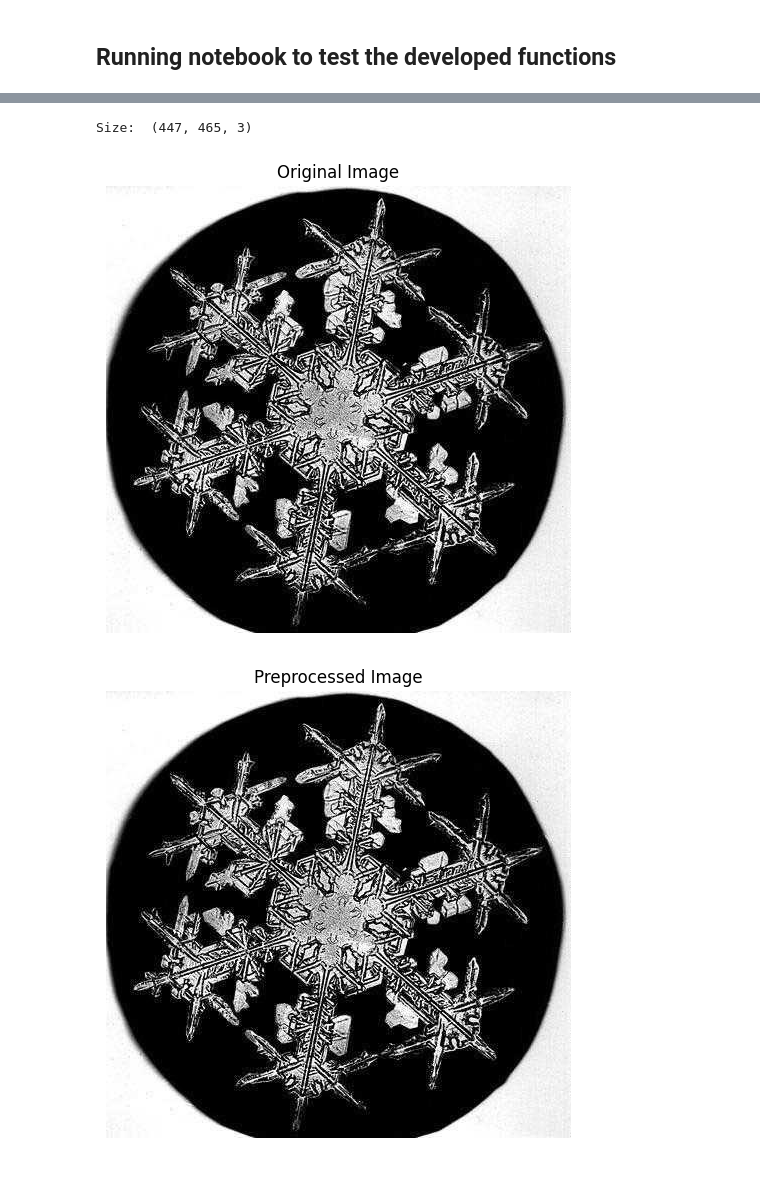
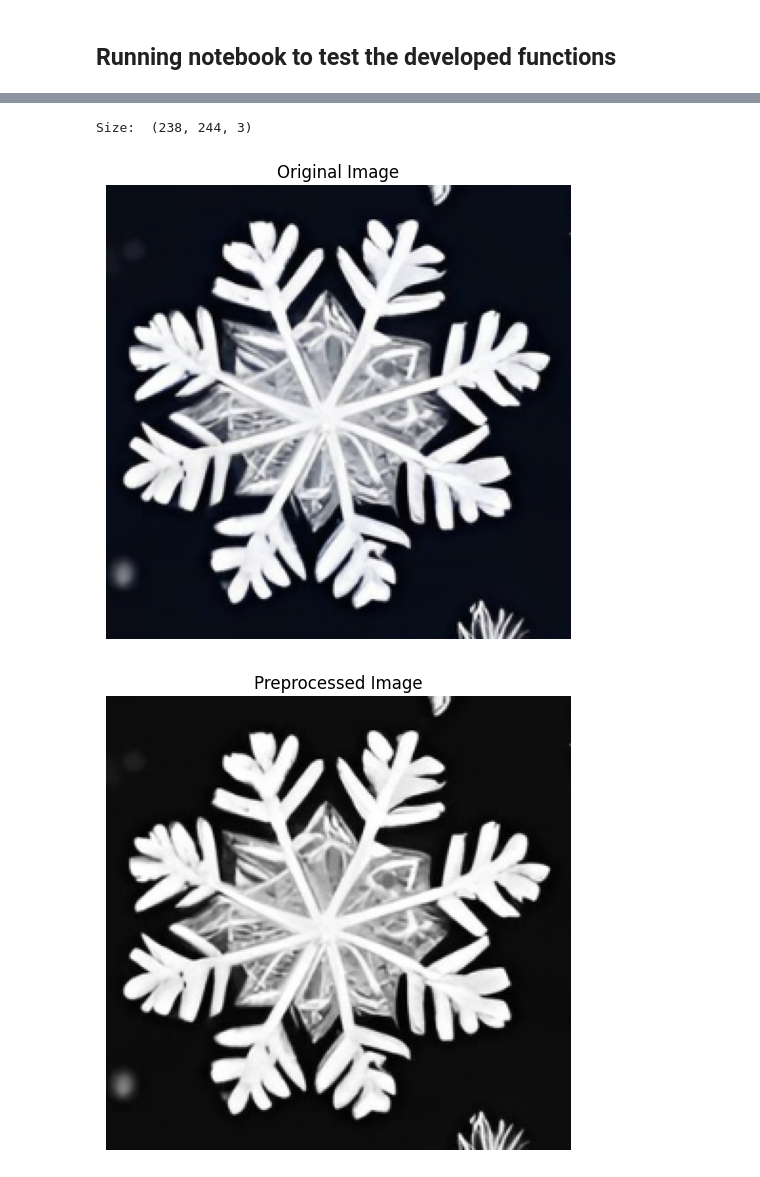
Before and after one commit to lusxvr/sf_ranking, a Jupyter notebook: dev.ipynb, the cells around one changed output, grey strips where cells are left out. Cells and saved outputs as stored; diff of their text form; code cells hidden in the pictures.

```diff
--- a/dev.ipynb
+++ b/dev.ipynb
@@ -16,30 +16,29 @@ Intel MKL WARNING: Support of Intel(R) Streaming SIMD Extensions 4.2 (Intel(R) S
 # %%
-image_path = "data/010.jpg"
+image_path = "data/024.jpg"
 image = cv2.imread(image_path)
 
 print("Size: ", image.shape)
 
 
 plt.figure(figsize=(6, 6))
 plt.title("Original Image")
 plt.imshow(cv2.cvtColor(image, cv2.COLOR_BGR2RGB))
 plt.axis('off')
 plt.show()
 # %% [output]
-Size:  (447, 465, 3)
+Size:  (238, 244, 3)
-[figure, old version]
+[figure, new version]
 # %%
 
 preprocessed_image = pp.preprocess_image(image)
 
-# Display the preprocessed image
 plt.figure(figsize=(6, 6))
 plt.title("Preprocessed Image")
 plt.imshow(preprocessed_image, cmap='gray')
 plt.axis('off')
 plt.show()
 # %% [output]
-[figure, old version]
+[figure, new version]
 # %%
 contour_image, contours = cd.detect_contours(preprocessed_image)
 
```
Also changed, not shown: parts of 4 cells of this notebook, 1 other file.
